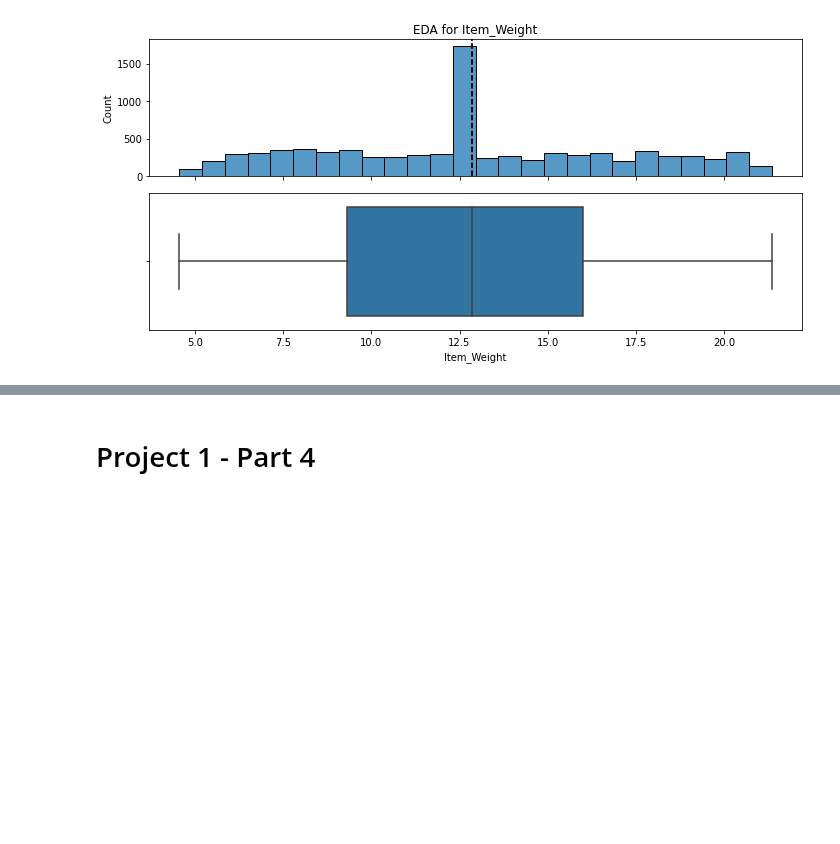
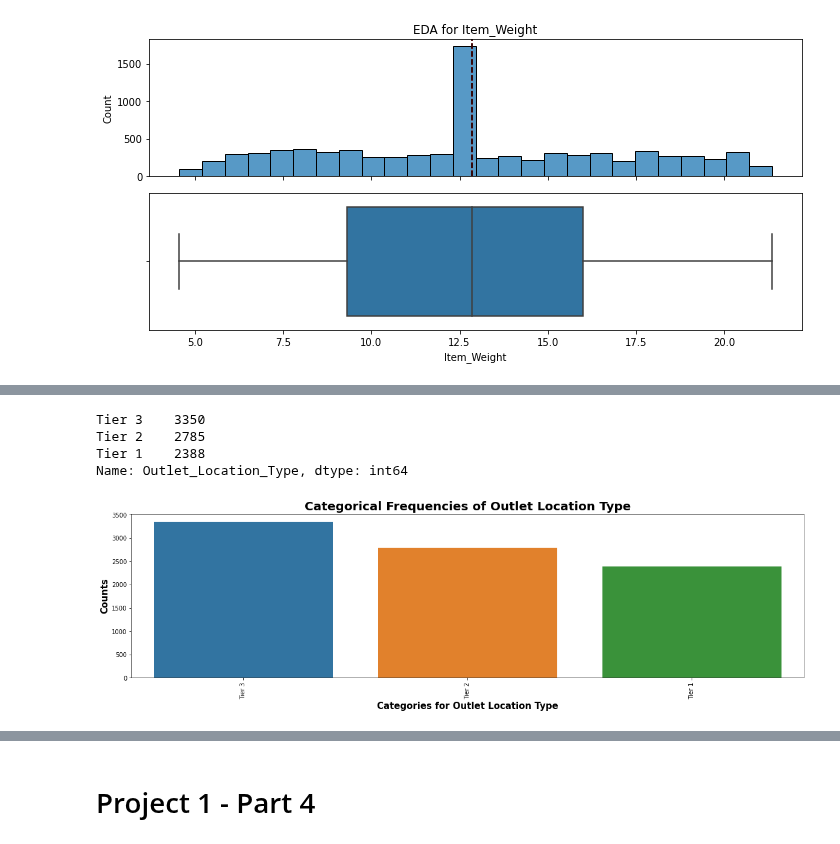
Before and after one commit to pylabview/sales-predicctions, a Jupyter notebook: DS_Sales_Predicctions.ipynb, the cells around one changed output, grey strips where cells are left out. Cells and saved outputs as stored; diff of their text form; code cells hidden in the pictures; blank space fills up the shorter version.

```diff
--- a/DS_Sales_Predicctions.ipynb
+++ b/DS_Sales_Predicctions.ipynb
@@ -387,0 +476,9 @@ plot_numeric(df_no_index,'Item_Weight')
+# %%
+fig, ax = plot_bar(df, 'Outlet_Location_Type', 'Outlet Location Type');
+print(df['Outlet_Location_Type'].value_counts())
+# %% [output]
+Tier 3    3350
+Tier 2    2785
+Tier 1    2388
+Name: Outlet_Location_Type, dtype: int64
+[figure, added]
```
Also changed, not shown: parts of 11 cells of this notebook.
